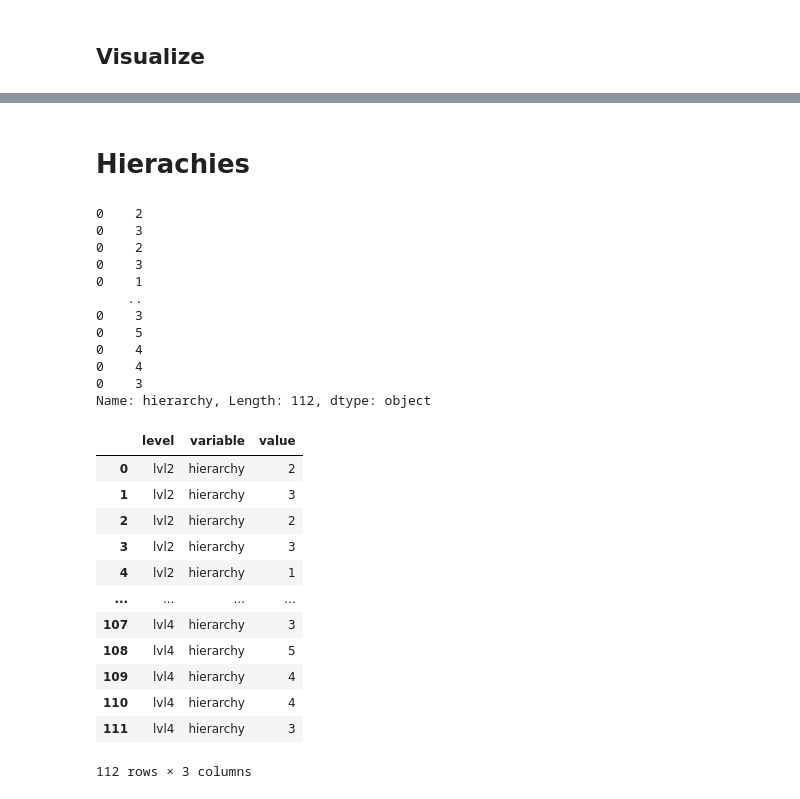
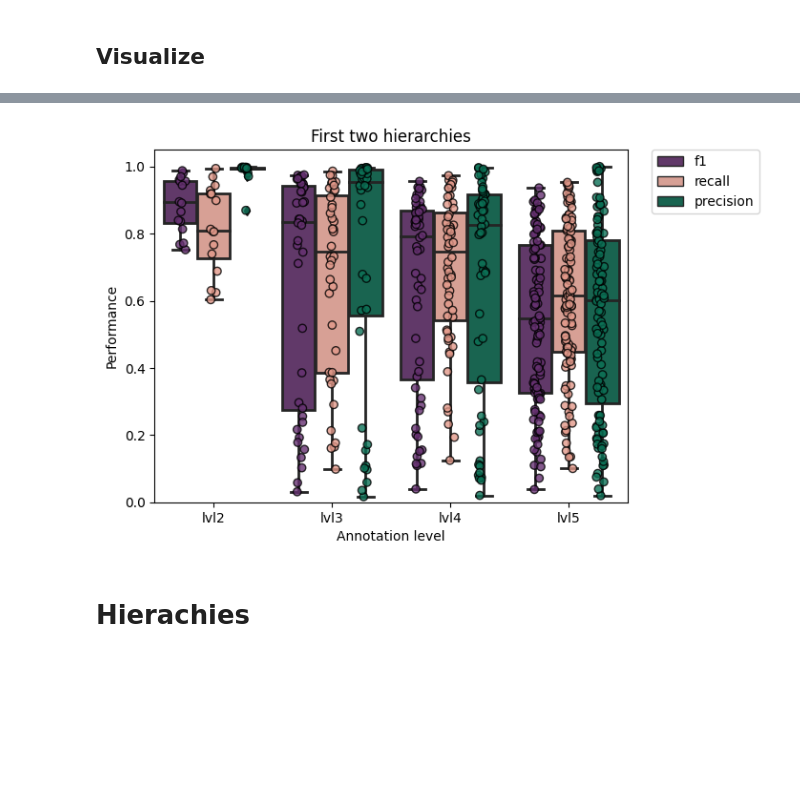
Before and after one commit to buettnerlab/reproducibility_convex_gating, a Jupyter notebook: Figure_5/P03_auswertung.ipynb, the cells around one changed output, grey strips where cells are left out. Saved outputs shown, nothing was run; the diff lists cells and outputs as text; code cells hidden in the pictures; blank space fills up the shorter version.

```diff
--- a/Figure_5/P03_auswertung.ipynb
+++ b/Figure_5/P03_auswertung.ipynb
@@ -106,36 +157,27 @@ Text(0.5, 1.0, 'Plot Title')
+# %%
+overview_2h = overview_2h_lvl2.append(overview_2h_lvl3.append(overview_2h_lvl4.append(overview_2h_lvl5)))
+
+melted_2h = pd.melt(overview_2h[['f1','recall','precision','level']],id_vars=['level'])
+melted_2h.rename(columns = {'value':'score', 'variable':'metric'}, inplace = True)
+# %%
+colors={"recall": "#e2998a","f1": "#663171","precision":"#0c7156"}
+
+ax =sns.boxplot(x="level",y="score",hue="metric",data = melted_2h,palette = colors,linewidth = 2,width = 0.85)
+sns.stripplot(x="level",y="score", dodge=True,hue="metric",data = melted_2h,size = 6,edgecolor = 'black',linewidth= 1,
+              jitter = True,alpha =0.8,palette = colors)
+plt.ylim([0,1.05])
+handles, labels = ax.get_legend_handles_labels()
+l = plt.legend(handles[0:3], labels[0:3], bbox_to_anchor=(1.05, 1), loc=2, borderaxespad=0.)
+plt.xlabel('Annotation level')
+plt.ylabel('Performance')
+
+# Add a title
+plt.title('First two hierarchies')
+plt.savefig('figures/P03_first_two_hierachies.pdf',bbox_inches = 'tight')
+# %% [output]
+[figure, added]
 # %% [markdown]
 # Hierachies
-# %%
-overview['hierarchy']
-# %% [output]
-0    2
-0    3
-0    2
-0    3
-0    1
-    ..
-0    3
-0    5
-0    4
-0    4
-0    3
-Name: hierarchy, Length: 112, dtype: object
 # %%
 melted_hierarchy = pd.melt(overview,id_vars=['level'],value_vars = ['hierarchy'])
-# %%
-melted_hierarchy
-# %% [output]
-|  | level | variable | value |
-| 0 | lvl2 | hierarchy | 2 |
-| 1 | lvl2 | hierarchy | 3 |
-| 2 | lvl2 | hierarchy | 2 |
-| 3 | lvl2 | hierarchy | 3 |
-| 4 | lvl2 | hierarchy | 1 |
-| ... | ... | ... | ... |
-| 107 | lvl4 | hierarchy | 3 |
-| 108 | lvl4 | hierarchy | 5 |
-| 109 | lvl4 | hierarchy | 4 |
-| 110 | lvl4 | hierarchy | 4 |
-| 111 | lvl4 | hierarchy | 3 |
-112 rows × 3 columns
 # %%
```
Also changed, not shown: parts of 59 cells of this notebook, 5 other files.
